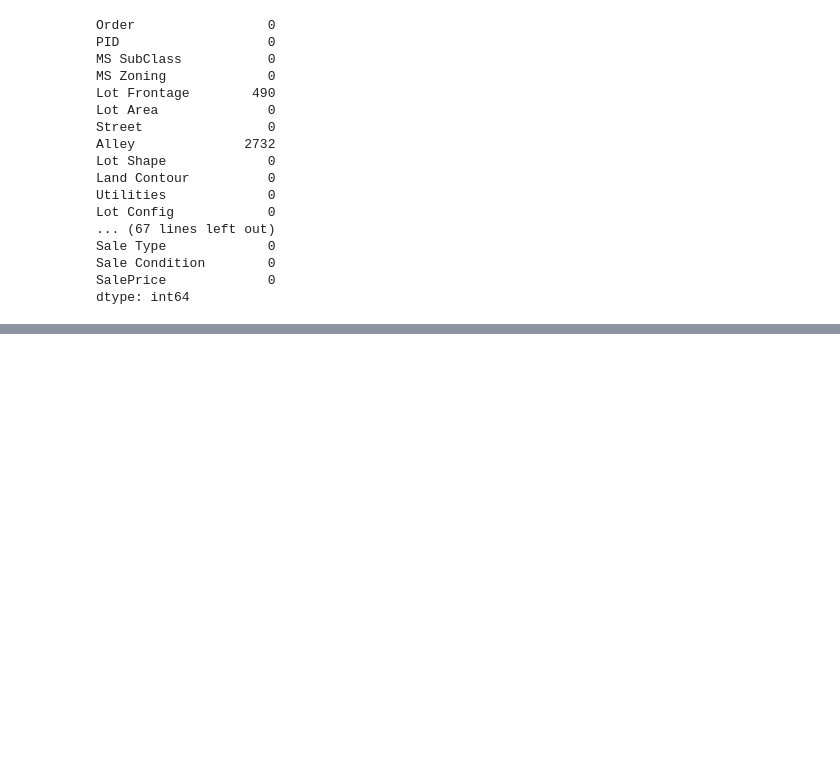
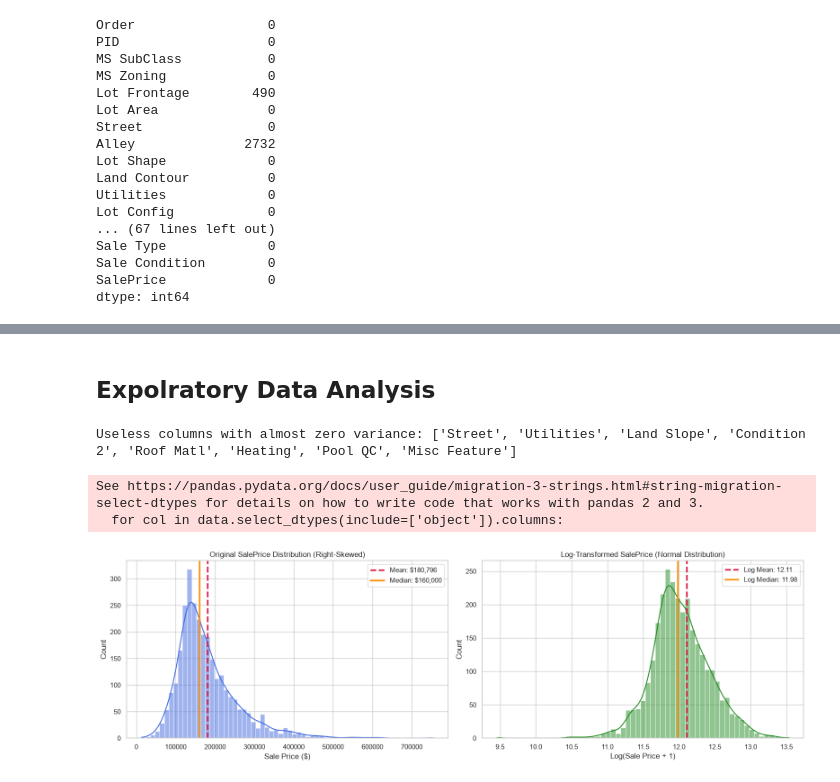
Before and after one commit to regional-specter/research-work, a Jupyter notebook: Cost of Complexity/Housing-Dataset.ipynb, the cells around one changed output, grey strips where cells are left out. Cells and saved outputs as stored; diff of their text form; code cells hidden in the pictures; blank space fills up the shorter version.

Commit message:
Ames housing data EDA complete

```diff
--- a/Cost of Complexity/Housing-Dataset.ipynb
+++ b/Cost of Complexity/Housing-Dataset.ipynb
@@ -178,6 +176,10 @@ from matplotlib import pyplot as plt
 pd.set_option('display.max_columns', 100)
 pd.set_option('display.max_rows', 100)
 
+sns.set_theme(style="whitegrid")
+plt.rcParams['figure.figsize'] = (10, 6)
+plt.rcParams['font.size'] = 12
+
 # Download and get the path of the latest dataset version
 path = kagglehub.dataset_download("shashanknecrothapa/ames-housing-dataset")
 
@@ -244,0 +280,57 @@ dtype: int64
+# %% [markdown]
+## Expolratory Data Analysis
+# %%
+# extract the low variance columns where 1 value dominates over 95% of the data
+low_variance_cols = []
+for col in data.select_dtypes(include=['object']).columns:
+    most_common_pct = data[col].value_counts(normalize=True).iloc[0]
+    if most_common_pct > 0.95:
+        low_variance_cols.append(col)
+print("Useless columns with almost zero variance:", low_variance_cols)
+# %% [output]
+Useless columns with almost zero variance: ['Street', 'Utilities', 'Land Slope', 'Condition 2', 'Roof Matl', 'Heating', 'Pool QC', 'Misc Feature']
+See https://pandas.pydata.org/docs/user_guide/migration-3-strings.html#string-migration-select-dtypes for details on how to write code that works with pandas 2 and 3.
+  for col in data.select_dtypes(include=['object']).columns:
+# %%
+# Create a single "Total Square Footage" feature
+data['TotalSF'] = data['Total Bsmt SF'] + data['1st Flr SF'] + data['2nd Flr SF']
+
+# Convert calendar years to age relative to when it was sold
+data['HouseAge'] = data['Yr Sold'] - data['Year Built']
+data['YearsSinceRemod'] = data['Yr Sold'] - data['Year Remod/Add']
+
+qual_map = {'None': 0, 'Po': 1, 'Fa': 2, 'TA': 3, 'Gd': 4, 'Ex': 5}
+
+# Transform categorical text ratings into a powerful numerical scale
+data['KitchenQualScore'] = data['Kitchen Qual'].map(qual_map)
+data['BsmtQualScore'] = data['Bsmt Qual'].map(qual_map)
+# %%
+mean_val = data['SalePrice'].mean()
+median_val = data['SalePrice'].median()
+
+fig, axes = plt.subplots(1, 2, figsize=(16, 5))
+
+# 1. Plot raw SalePrice distribution
+sns.histplot(data['SalePrice'], kde=True, ax=axes[0], color='royalblue')
+axes[0].axvline(mean_val, color='crimson', linestyle='--', linewidth=2.5,
+                label=f'Mean: ${mean_val:,.0f}')
+axes[0].axvline(median_val, color='darkorange', linestyle='-', linewidth=2.5,
+                label=f'Median: ${median_val:,.0f}')
+axes[0].set_title('Original SalePrice Distribution (Right-Skewed)')
+axes[0].set_xlabel('Sale Price ($)')
+axes[0].legend() # Shows the labels in the plot
+
+# 2. Plot Log-Transformed SalePrice (With Log-Transformed Averages!)
+sns.histplot(np.log1p(data['SalePrice']), kde=True, ax=axes[1], color='forestgreen')
+axes[1].axvline(np.log1p(mean_val), color='crimson', linestyle='--', linewidth=2.5,
+                label=f'Log Mean: {np.log1p(mean_val):.2f}')
+axes[1].axvline(np.log1p(median_val), color='darkorange', linestyle='-', linewidth=2.5,
+                label=f'Log Median: {np.log1p(median_val):.2f}')
+axes[1].set_title('Log-Transformed SalePrice (Normal Distribution)')
+axes[1].set_xlabel('Log(Sale Price + 1)')
+axes[1].legend()
+
+plt.tight_layout()
+plt.show()
+# %% [output]
+[figure, added]
```
Also changed, not shown: parts of 8 cells of this notebook.
